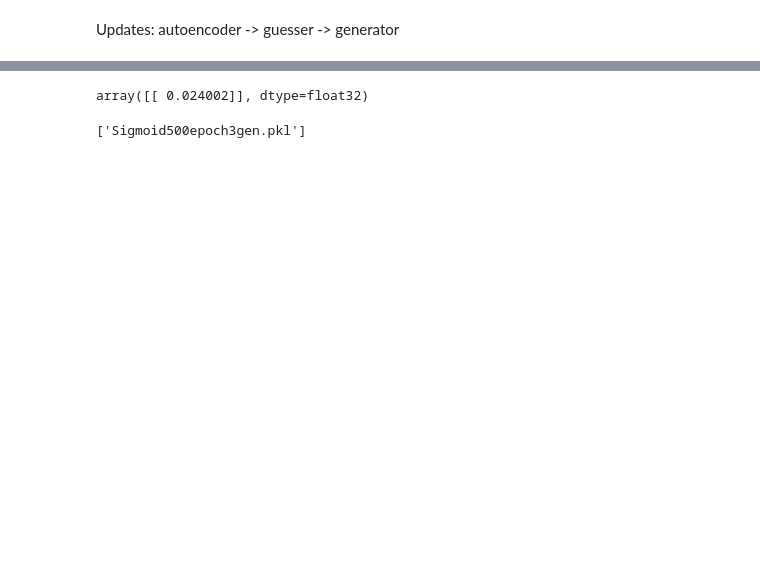
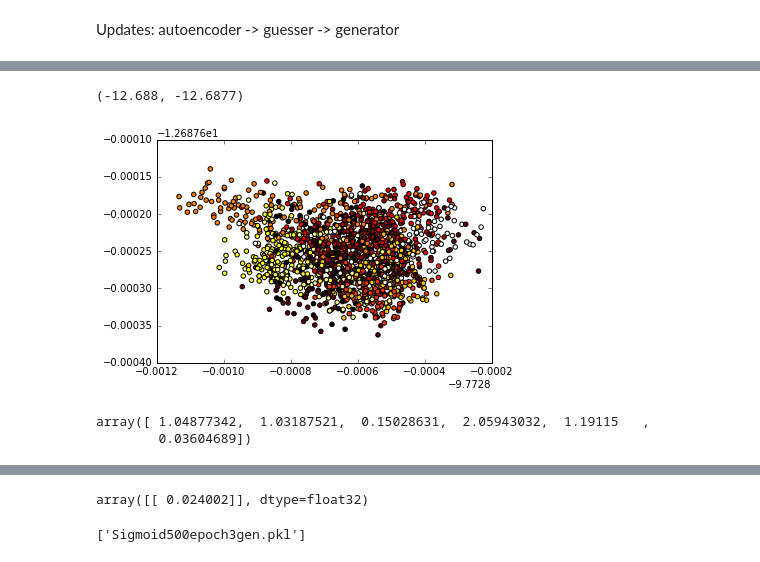
Before and after one commit to Aanax/newbie_GAN, a Jupyter notebook: AAE.ipynb, the cells around one changed output, grey strips where cells are left out. Saved outputs shown, nothing was run; the diff lists cells and outputs as text; code cells hidden in the pictures; blank space fills up the shorter version.

```diff
--- a/AAE.ipynb
+++ b/AAE.ipynb
@@ -152,3 +177,5 @@ X.shape
+# %%
+dist = make_swiss_roll
 # %% [markdown]
 Updates: autoencoder -> guesser -> generator
 # %%
@@ -202,0 +254,4 @@ pred = model.predict([np.random.uniform(bottom,top,64).reshape((-1,64)),np.zeros
+# %%
+for i in range(len(model.layers)):
+            if ("encoder" in model.layers[i].name):
+                last_enc = i
@@ -202,0 +266,10 @@ pred = model.predict([np.random.uniform(bottom,top,64).reshape((-1,64)),np.zeros
+# %%
+import theano
+get_activations = theano.function([model.layers[0].input], model.layers[last_enc].output, allow_input_downcast=True)
+# %%
+def get_hiddens(X):
+    hiddens=[]
+    for i in X:
+        #hiddens.append(model.predict([np.array(i).reshape((-1,PIC_SIZE)),np.zeros((HIDDEN_VECTOR_SIZE,)).reshape((-1,HIDDEN_VECTOR_SIZE))])[1][0])#,[np.array([1.0]),nobody_cares_decoder])
+        hiddens.append(get_activations(np.array(i).reshape((-1,PIC_SIZE)))[0])
+    return hiddens#pred,ppred = model.predict([np.random.uniform(bottom,top,HIDDEN_VECTOR_SIZE).reshape((-1,HIDDEN_VECTOR_SIZE)),np.zeros((PIC_SIZE,)).reshape((-1,PIC_SIZE))])
@@ -202,0 +287,14 @@ pred = model.predict([np.random.uniform(bottom,top,64).reshape((-1,64)),np.zeros
+# %%
+X_hiddens = np.array(get_hiddens(X))
+#X_tsne = TSNE(n_components=2, n_iter=200).fit_transform(X_hiddens)
+#colors = matplotlib.cm.rainbow(np.linspace(0, 1, len(set(y))))
+#colors_to_use = []
+#for label in y:
+#    colors_to_use.append(colors[label])
+
+pylab.scatter(X_hiddens[:, 0], X_hiddens[:, 2], c=y, cmap=pylab.cm.hot)#,colors_to_use)#
+pylab.xlim([-9.774,-9.773])
+pylab.ylim([-0.018-1.267e1,-0.0177-1.267e1])
+# %% [output]
+(-12.688, -12.6877)
+[figure, added]
@@ -202,0 +309,5 @@ pred = model.predict([np.random.uniform(bottom,top,64).reshape((-1,64)),np.zeros
+# %%
+np.random.standard_exponential(HIDDEN_VECTOR_SIZE)
+# %% [output]
+array([ 1.04877342,  1.03187521,  0.15028631,  2.05943032,  1.19115   ,
+        0.03604689])
```
Also changed, not shown: parts of 51 cells of this notebook.
